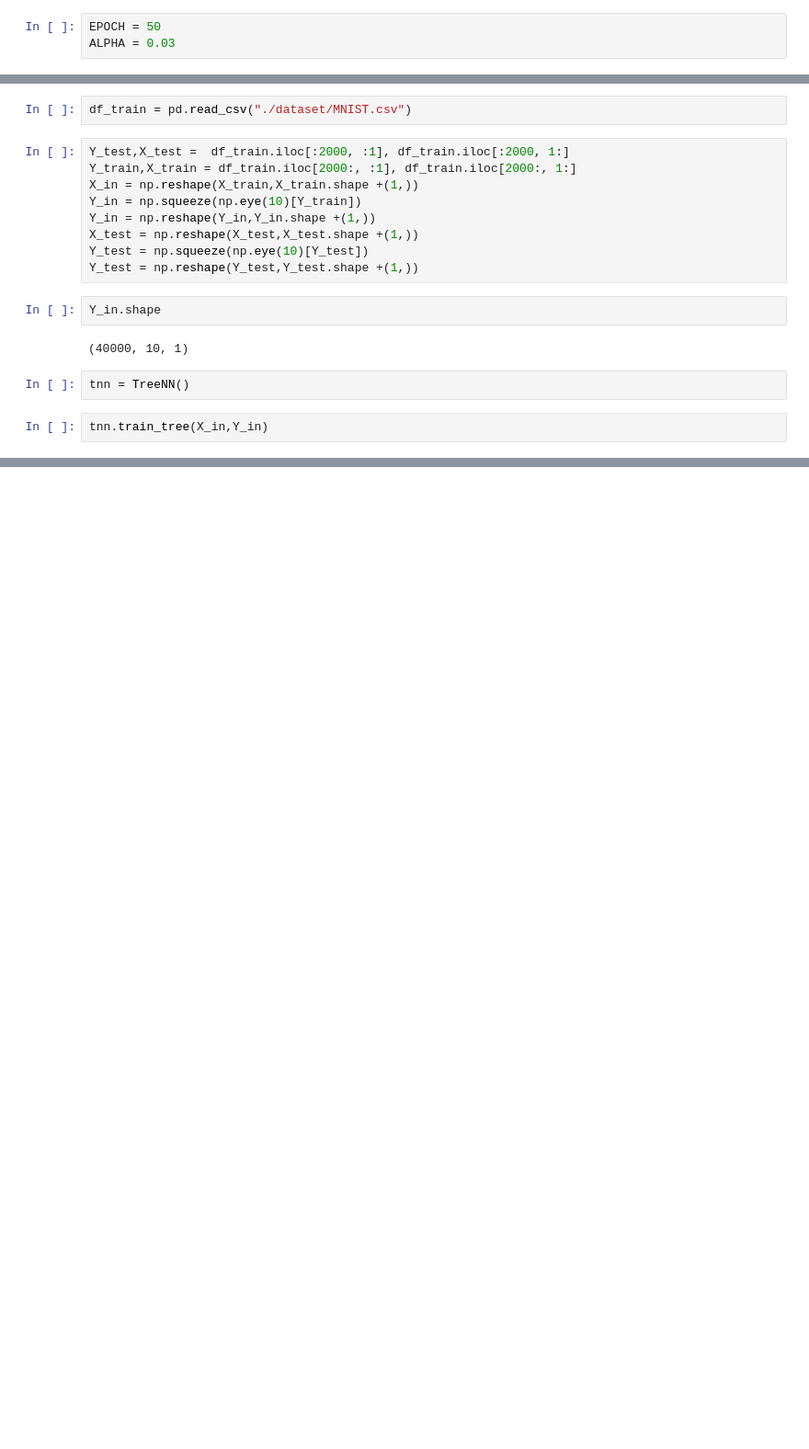
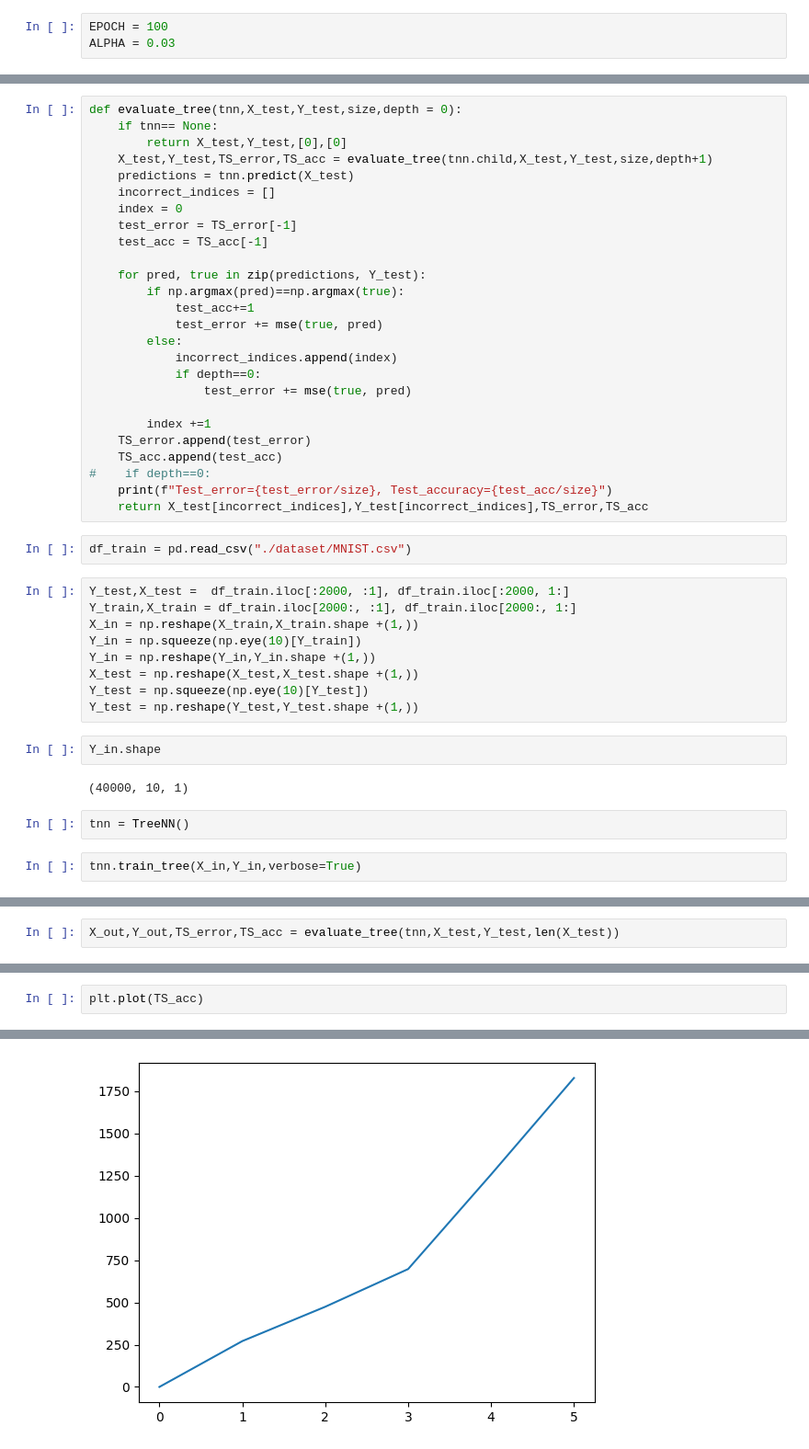
Before and after one commit to cannibalcheeseburger/ELL784, a Jupyter notebook: Assignment2/treenn.ipynb, the cells around one changed output, grey strips where cells are left out. Shown: that part at 92% size. Drawn from its saved outputs; the diff is of its cells as text; blank space fills up the shorter version.

```diff
--- a/Assignment2/treenn.ipynb
+++ b/Assignment2/treenn.ipynb
@@ -9,5 +10,5 @@ from tqdm import tqdm
 # %%
-EPOCH = 50
+EPOCH = 100
 ALPHA = 0.03
 # %%
 class TreeNN():
@@ -95,3 +112,29 @@ class TreeNN():
+# %%
+def evaluate_tree(tnn,X_test,Y_test,size,depth = 0):
+    if tnn== None:
+        return X_test,Y_test,[0],[0]
+    X_test,Y_test,TS_error,TS_acc = evaluate_tree(tnn.child,X_test,Y_test,size,depth+1)
+    predictions = tnn.predict(X_test)
+    incorrect_indices = []
+    index = 0
+    test_error = TS_error[-1]
+    test_acc = TS_acc[-1]
+
+    for pred, true in zip(predictions, Y_test):
+        if np.argmax(pred)==np.argmax(true):
+            test_acc+=1
+            test_error += mse(true, pred)
+        else:
+            incorrect_indices.append(index)
+            if depth==0:
+                test_error += mse(true, pred)
+
+        index +=1
+    TS_error.append(test_error)
+    TS_acc.append(test_acc)
+#    if depth==0:
+    print(f"Test_error={test_error/size}, Test_accuracy={test_acc/size}")
+    return X_test[incorrect_indices],Y_test[incorrect_indices],TS_error,TS_acc
 # %%
 df_train = pd.read_csv("./dataset/MNIST.csv")
 # %%
@@ -110,6 +153,6 @@ Y_in.shape
 # %%
 tnn = TreeNN()
 # %%
-tnn.train_tree(X_in,Y_in)
+tnn.train_tree(X_in,Y_in,verbose=True)
 # %% [output]
 Training Tree Node at depth:  1
@@ -158,0 +163,2 @@ X_in[[z for z in range(len(X_in)) if z not in incorrect_indices]].shape
+# %%
+X_out,Y_out,TS_error,TS_acc = evaluate_tree(tnn,X_test,Y_test,len(X_test))
@@ -158,0 +176,3 @@ X_in[[z for z in range(len(X_in)) if z not in incorrect_indices]].shape
+# %%
+plt.plot(TS_acc)
+# %% [output]
@@ -158,0 +180 @@ X_in[[z for z in range(len(X_in)) if z not in incorrect_indices]].shape
+[figure, added]
```
Also changed, not shown: parts of 11 cells of this notebook, 4 other files.
